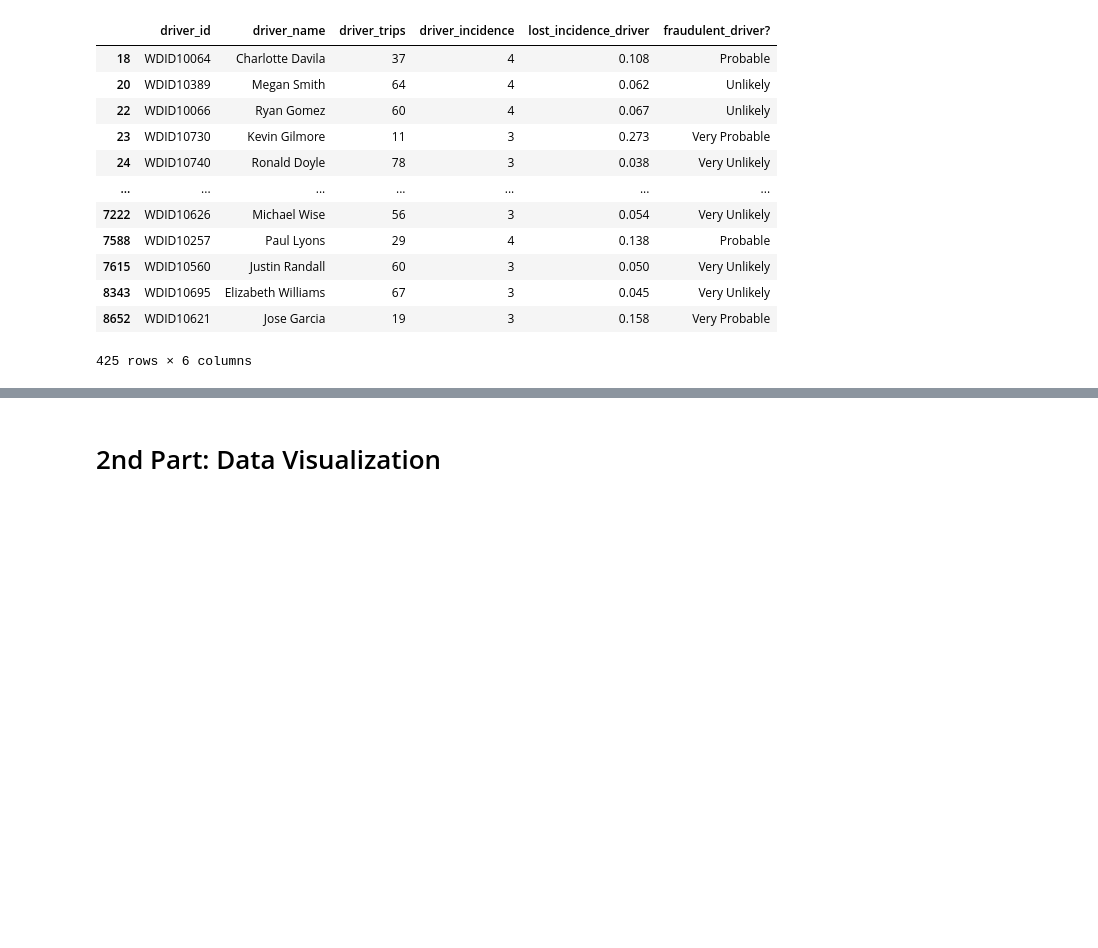
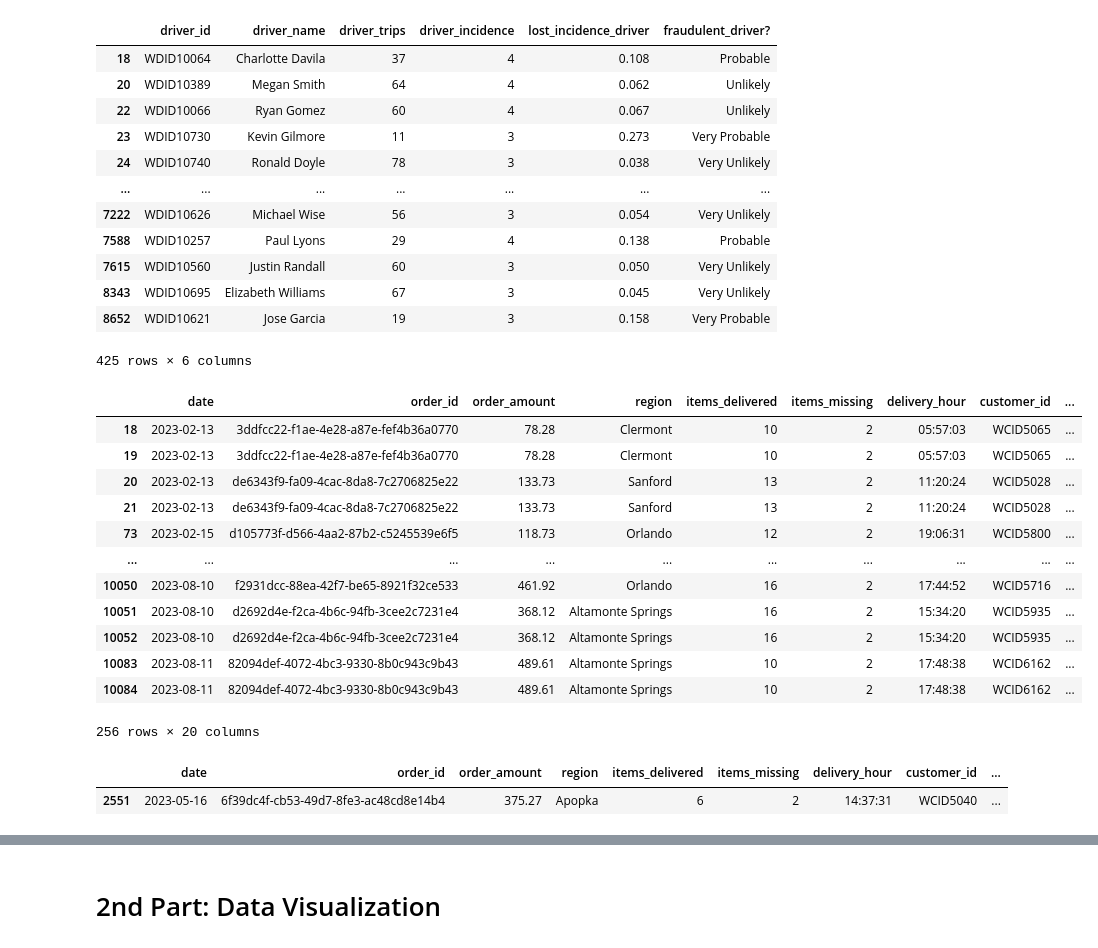
Before and after one commit to Edcysne/Walmart-Project, a Jupyter notebook: first_data_analysis.ipynb, the cells around one changed output, grey strips where cells are left out. Saved outputs shown, nothing was run; the diff lists cells and outputs as text; code cells hidden in the pictures; blank space fills up the shorter version.

```diff
--- a/first_data_analysis.ipynb
+++ b/first_data_analysis.ipynb
@@ -211,3 +211,56 @@ df_lost_cost_drivers.drop_duplicates()
 | 8343 | WDID10695 | Elizabeth Williams | 67 | 3 | 0.045 | Very Unlikely |
 | 8652 | WDID10621 | Jose Garcia | 19 | 3 | 0.158 | Very Probable |
 425 rows × 6 columns
+# %%
+# ==================Important Comment!===============================
+#
+# In our df we have this dilemma:
+#| Order_id | Items Missing | missing_product_name | customer_orders
+#| -------- | ------------- | -------------------- | ---------------
+#| 1        | 2             | apple                | 11
+#| 1        | 2             | apple                | NaN
+#| 2        | 2             | TV                   | 5
+#| 2        | 2             | Bread                | 5
+#
+# 1. For the order_id 1, we clearly have a duplicate value. This was already treated, getting the df_nodup dataset
+# 2. For the second case, we just need to remove all those values that are null in "customer_orders"
+# 3. For the third case
+# Solving this problem will let us calculate the total_amount_lost
+# We will use Bruce Ruiz as an Example
+# ==================Important Comment!===============================
+
+#df_nodup[(df_nodup['customer_orders'].notna()) & (df_nodup['items_missing'] == 2)]
+total_lost = df.groupby('order_id')['items_missing'].max()
+
+#df_nodup
+
+df_bruce = df_nodup[
+    (df_nodup['customer_orders'].notna()) &
+    (df_nodup['missing_product_name'].notna()) &
+    (df_nodup['items_missing'] == 2)
+].copy()
+
+df_bruce['number_of_lost_items'] = df_bruce.groupby('order_id')['items_missing'].transform('max')
+df_bruce['number_of_items'] = df_bruce.groupby('order_id')['missing_product_name'].transform('count')
+
+df_bruce
+# %% [output]
+|  | date | order_id | order_amount | region | items_delivered | items_missing | delivery_hour | customer_id | ... |
+| 18 | 2023-02-13 | 3ddfcc22-f1ae-4e28-a87e-fef4b36a0770 | 78.28 | Clermont | 10 | 2 | 05:57:03 | WCID5065 | ... |
+| 19 | 2023-02-13 | 3ddfcc22-f1ae-4e28-a87e-fef4b36a0770 | 78.28 | Clermont | 10 | 2 | 05:57:03 | WCID5065 | ... |
+| 20 | 2023-02-13 | de6343f9-fa09-4cac-8da8-7c2706825e22 | 133.73 | Sanford | 13 | 2 | 11:20:24 | WCID5028 | ... |
+| 21 | 2023-02-13 | de6343f9-fa09-4cac-8da8-7c2706825e22 | 133.73 | Sanford | 13 | 2 | 11:20:24 | WCID5028 | ... |
+| 73 | 2023-02-15 | d105773f-d566-4aa2-87b2-c5245539e6f5 | 118.73 | Orlando | 12 | 2 | 19:06:31 | WCID5800 | ... |
+| ... | ... | ... | ... | ... | ... | ... | ... | ... | ... |
+| 10050 | 2023-08-10 | f2931dcc-88ea-42f7-be65-8921f32ce533 | 461.92 | Orlando | 16 | 2 | 17:44:52 | WCID5716 | ... |
+| 10051 | 2023-08-10 | d2692d4e-f2ca-4b6c-94fb-3cee2c7231e4 | 368.12 | Altamonte Springs | 16 | 2 | 15:34:20 | WCID5935 | ... |
+| 10052 | 2023-08-10 | d2692d4e-f2ca-4b6c-94fb-3cee2c7231e4 | 368.12 | Altamonte Springs | 16 | 2 | 15:34:20 | WCID5935 | ... |
+| 10083 | 2023-08-11 | 82094def-4072-4bc3-9330-8b0c943c9b43 | 489.61 | Altamonte Springs | 10 | 2 | 17:48:38 | WCID6162 | ... |
+| 10084 | 2023-08-11 | 82094def-4072-4bc3-9330-8b0c943c9b43 | 489.61 | Altamonte Springs | 10 | 2 | 17:48:38 | WCID6162 | ... |
+256 rows × 20 columns
+# %%
+df_amy = df_nodup[(df_nodup['customer_orders'].notna()) & (df_nodup['customer_name'] == 'Amy Harrison') & (df_nodup['missing_product_name'].notna())]
+df_amy
+# %% [output]
+|  | date | order_id | order_amount | region | items_delivered | items_missing | delivery_hour | customer_id | ... |
+| 2551 | 2023-05-16 | 6f39dc4f-cb53-49d7-8fe3-ac48cd8e14b4 | 375.27 | Apopka | 6 | 2 | 14:37:31 | WCID5040 | ... |
```
Also changed, not shown: parts of 7 cells of this notebook, 2 other files.
